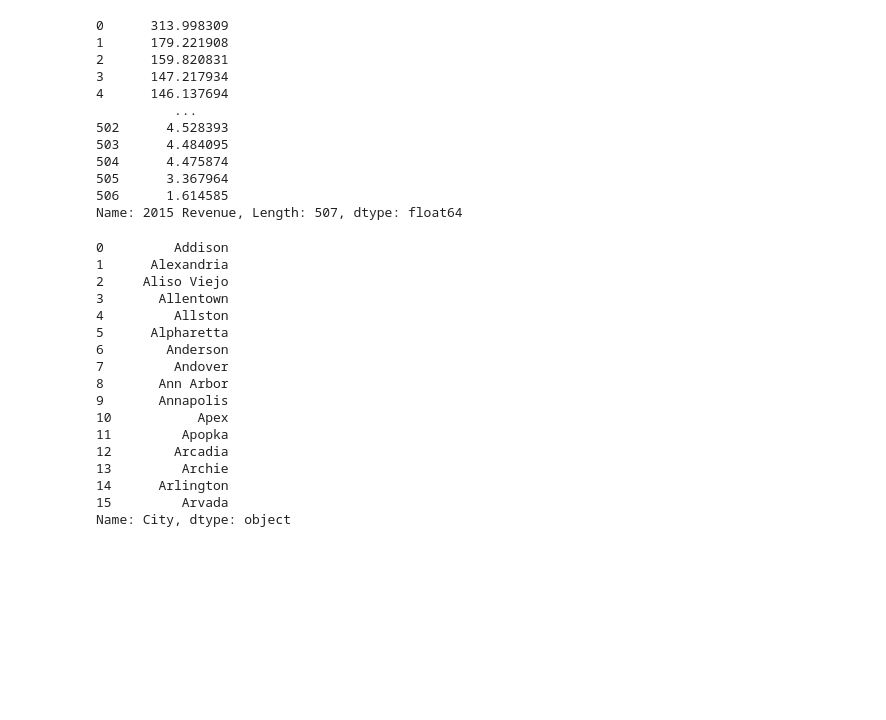
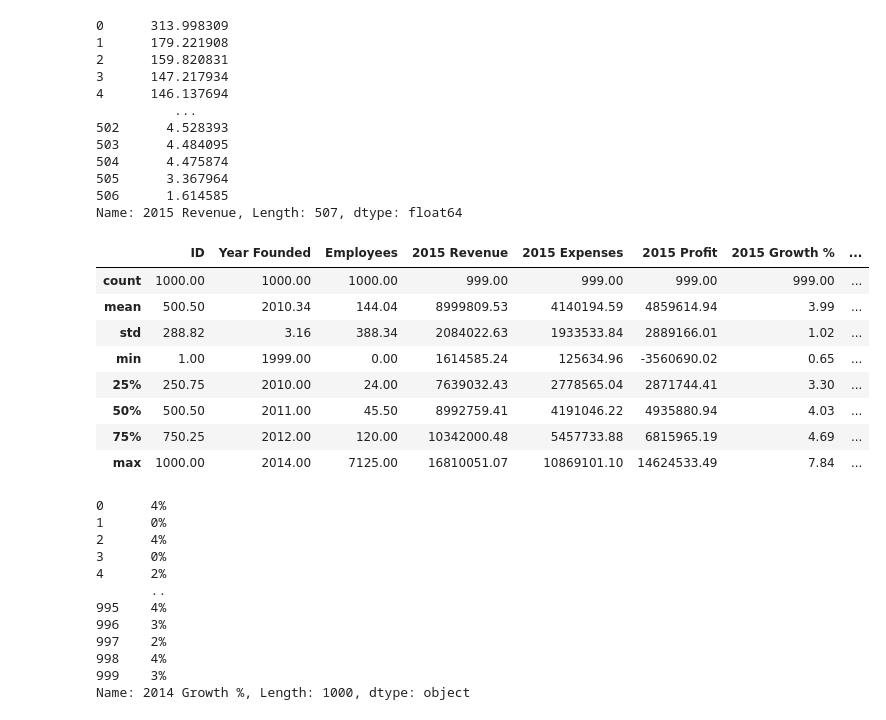
Before and after one commit to MrDataAnalyst/Sales-analysis, a Jupyter notebook: Startups.ipynb, the cells around one changed output. Saved outputs shown, nothing was run; the diff lists cells and outputs as text; code cells hidden in the pictures; blank space fills up the shorter version.

```diff
--- a/Startups.ipynb
+++ b/Startups.ipynb
@@ -410,23 +409,15 @@ Cities['2015 Revenue']/1000000
 505      3.367964
 506      1.614585
 Name: 2015 Revenue, Length: 507, dtype: float64
-# %%
-Citities['City'][0:16]
-# %% [output]
-0         Addison
-1      Alexandria
-2     Aliso Viejo
-3       Allentown
-4         Allston
-5      Alpharetta
-6        Anderson
-7         Andover
-8       Ann Arbor
-9       Annapolis
-10           Apex
-11         Apopka
-12        Arcadia
-13         Archie
-14      Arlington
-15         Arvada
-Name: City, dtype: object
+# %%
+Financials_2015.describe().round(2)
+# %% [output]
+|  | ID | Year Founded | Employees | 2015 Revenue | 2015 Expenses | 2015 Profit | 2015 Growth % | ... |
+| count | 1000.00 | 1000.00 | 1000.00 | 999.00 | 999.00 | 999.00 | 999.00 | ... |
+| mean | 500.50 | 2010.34 | 144.04 | 8999809.53 | 4140194.59 | 4859614.94 | 3.99 | ... |
+| std | 288.82 | 3.16 | 388.34 | 2084022.63 | 1933533.84 | 2889166.01 | 1.02 | ... |
+| min | 1.00 | 1999.00 | 0.00 | 1614585.24 | 125634.96 | -3560690.02 | 0.65 | ... |
+| 25% | 250.75 | 2010.00 | 24.00 | 7639032.43 | 2778565.04 | 2871744.41 | 3.30 | ... |
+| 50% | 500.50 | 2011.00 | 45.50 | 8992759.41 | 4191046.22 | 4935880.94 | 4.03 | ... |
+| 75% | 750.25 | 2012.00 | 120.00 | 10342000.48 | 5457733.88 | 6815965.19 | 4.69 | ... |
+| max | 1000.00 | 2014.00 | 7125.00 | 16810051.07 | 10869101.10 | 14624533.49 | 7.84 | ... |
@@ -432,0 +431,15 @@ Name: City, dtype: object
+# %%
+Financials['2014 Growth %'].astype('str').str.split('.').str[0]+'%'
+# %% [output]
+0      4%
+1      0%
+2      4%
+3      0%
+4      2%
+       ..
+995    4%
+996    3%
+997    2%
+998    4%
+999    3%
+Name: 2014 Growth %, Length: 1000, dtype: object
```
Also changed, not shown: parts of 16 cells of this notebook.
